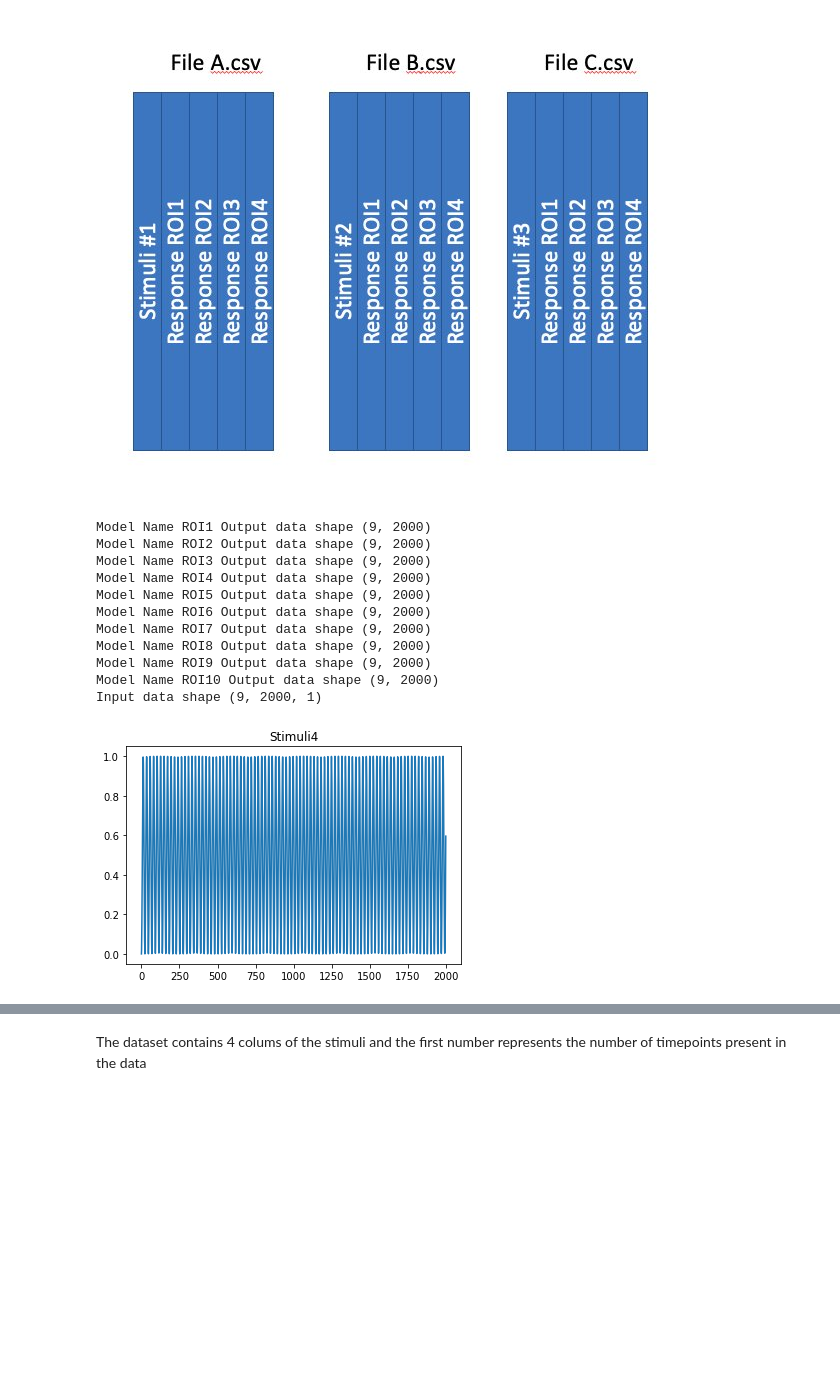
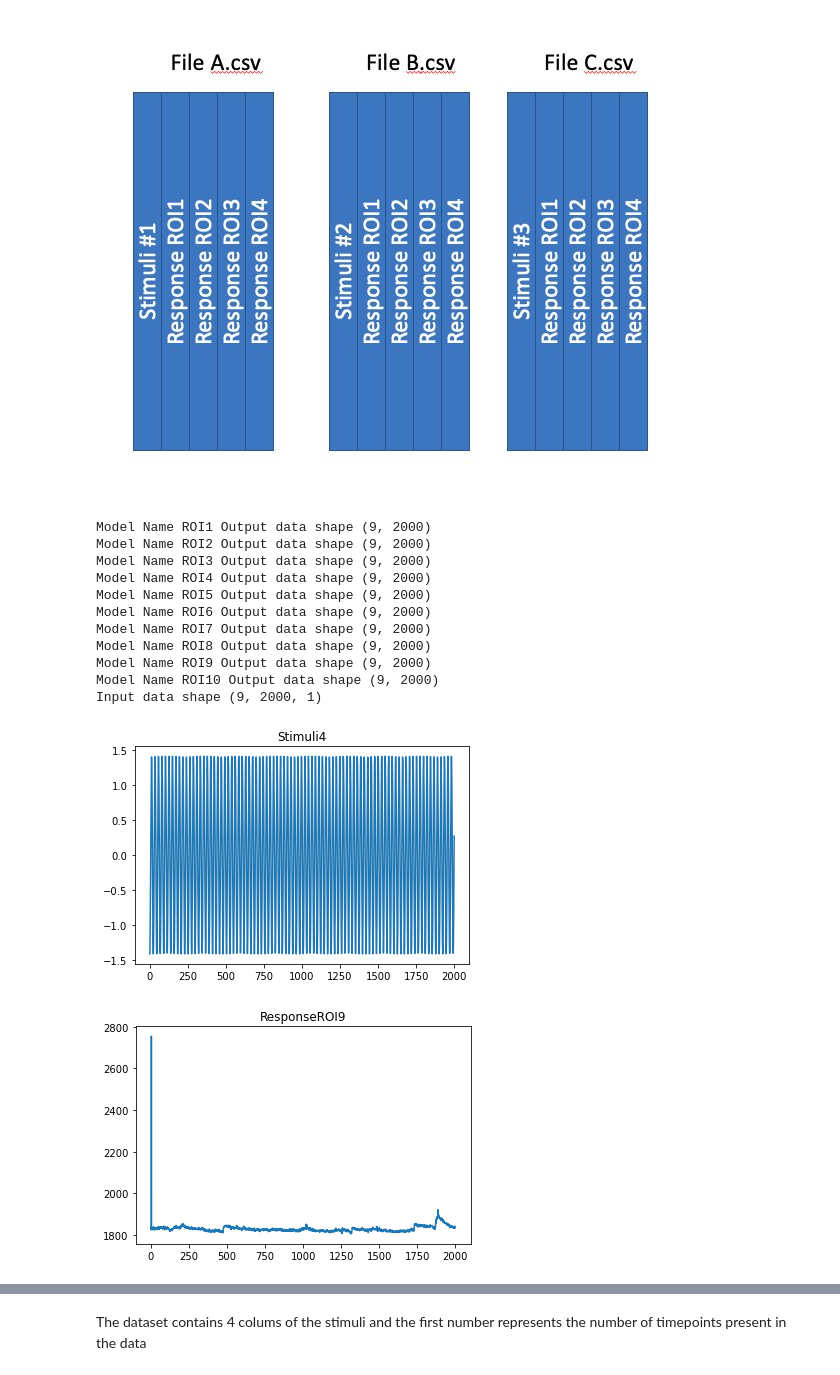
Before and after one commit to Kapoorlabs-paris/goodplacedeeplearning, a Jupyter notebook: PredictResponseStimuli/Time_series_training.ipynb, the cells around one changed output, grey strips where cells are left out. Cells and saved outputs as stored; diff of their text form; code cells hidden in the pictures; blank space fills up the shorter version.

Commit message:
data mean input

```diff
--- a/PredictResponseStimuli/Time_series_training.ipynb
+++ b/PredictResponseStimuli/Time_series_training.ipynb
@@ -42,34 +42,36 @@ for count, file in enumerate(files):
       response[common_name + str(i)] = [stimuli_data_array[:,i]]
 
 stimuli = np.asarray(stimuli)
+stimuli = (stimuli - stimuli.mean()) / stimuli.std()
 #This is our input data for training
 stimuli = np.reshape(stimuli, (count + 1, stimuli_data_array.shape[0], 1 ) )
 # Now we create a dictionary of the target whose key is the name of the model and value is the training label
 for (k,v) in response.items():
     varr = np.asarray(v)
     response[k] = varr
     print('Model Name', k, 'Output data shape', varr.shape)
 print('Input data shape', stimuli.shape)
 
 example_plot = 4
 plt.plot(np.arange(stimuli.shape[1]), stimuli[example_plot,:,0])
 plt.title('Stimuli'+  str(example_plot))
 plt.show()
 plt.plot(np.arange(stimuli.shape[1]),response[list(response.keys())[8]][example_plot,:])
 plt.title('Response' + str(list(response.keys())[8]))
 plt.show()
 # %% [output]
 Model Name ROI1 Output data shape (9, 2000)
 Model Name ROI2 Output data shape (9, 2000)
 Model Name ROI3 Output data shape (9, 2000)
 Model Name ROI4 Output data shape (9, 2000)
 Model Name ROI5 Output data shape (9, 2000)
 Model Name ROI6 Output data shape (9, 2000)
 Model Name ROI7 Output data shape (9, 2000)
 Model Name ROI8 Output data shape (9, 2000)
 Model Name ROI9 Output data shape (9, 2000)
 Model Name ROI10 Output data shape (9, 2000)
 Input data shape (9, 2000, 1)
-[figure, old version]
+[figure, new version]
+[figure, added]
 # %%
 input_shape = (stimuli.shape[1],stimuli.shape[2])
```
Also changed, not shown: parts of 4 cells of this notebook, 1 other file.
